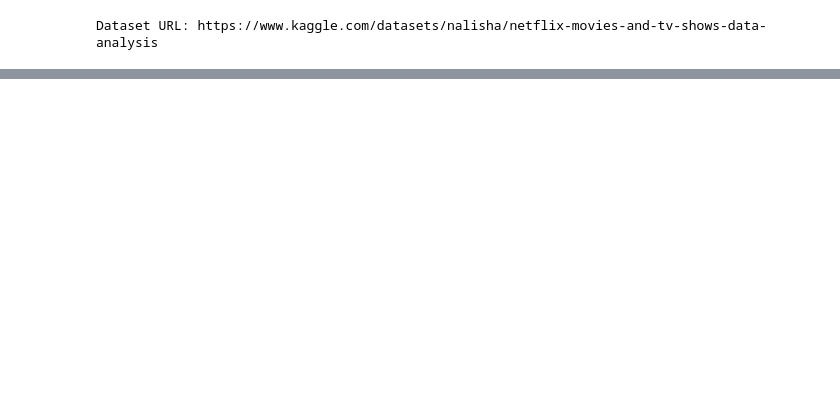
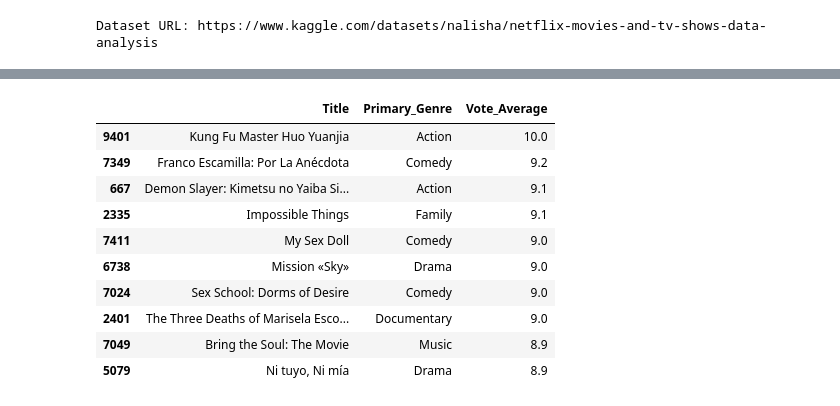
Before and after one commit to zmatt01/netflix, a Jupyter notebook: src/kaggle_etl.ipynb, the cells around one changed output, grey strips where cells are left out. Cells and saved outputs as stored; diff of their text form; code cells hidden in the pictures; blank space fills up the shorter version.

```diff
--- a/src/kaggle_etl.ipynb
+++ b/src/kaggle_etl.ipynb
@@ -49,0 +177,16 @@ df.head()
+# %%
+top_rated_genre = df.sort_values(by='Vote_Average', ascending=False).head(10)
+
+top_rated_genre[['Title', 'Primary_Genre', 'Vote_Average']]
+# %% [output]
+|  | Title | Primary_Genre | Vote_Average |
+| 9401 | Kung Fu Master Huo Yuanjia | Action | 10.0 |
+| 7349 | Franco Escamilla: Por La Anécdota | Comedy | 9.2 |
+| 667 | Demon Slayer: Kimetsu no Yaiba Si... | Action | 9.1 |
+| 2335 | Impossible Things | Family | 9.1 |
+| 7411 | My Sex Doll | Comedy | 9.0 |
+| 6738 | Mission «Sky» | Drama | 9.0 |
+| 7024 | Sex School: Dorms of Desire | Comedy | 9.0 |
+| 2401 | The Three Deaths of Marisela Esco... | Documentary | 9.0 |
+| 7049 | Bring the Soul: The Movie | Music | 8.9 |
+| 5079 | Ni tuyo, Ni mía | Drama | 8.9 |
```
Also changed, not shown: parts of 14 cells of this notebook.
